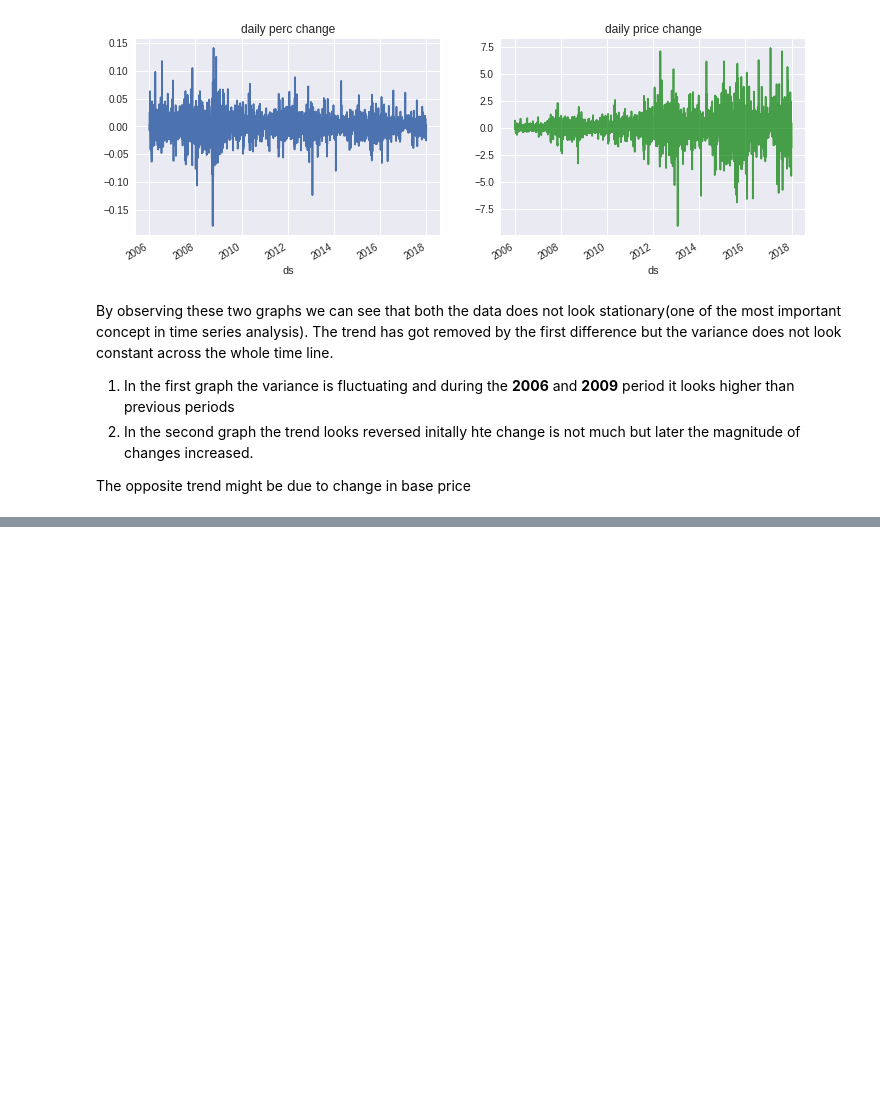
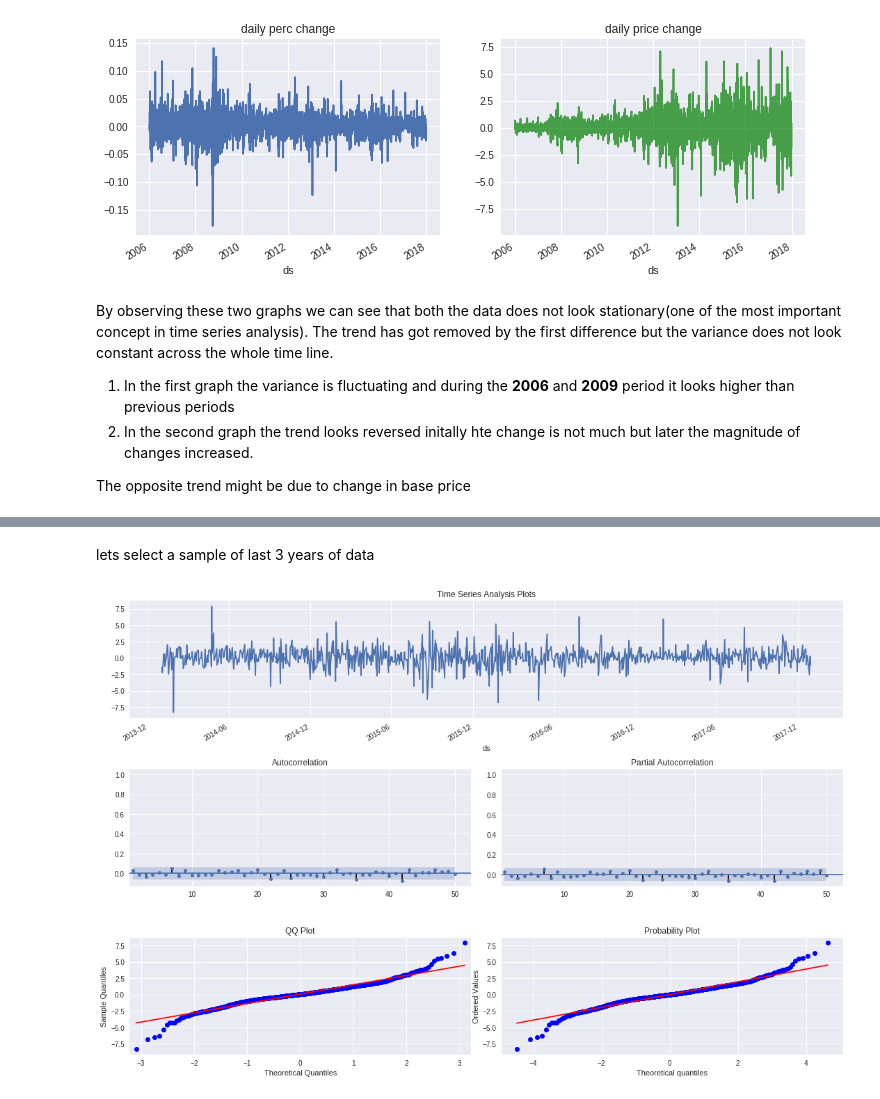
Before and after one commit to saurabh2086/timeSeriesAnalysis, a Jupyter notebook: DJIA_Data.ipynb, the cells around one changed output, grey strips where cells are left out. Drawn from its saved outputs; the diff is of its cells as text; code cells hidden in the pictures; blank space fills up the shorter version.

```diff
--- a/DJIA_Data.ipynb
+++ b/DJIA_Data.ipynb
@@ -323,0 +381,4 @@ Prophet?
+# %%
+df_aapl = df_aapl.dropna()
+df_aapl.index = df_aapl.ds
+df_aapl.head()
@@ -323,0 +393,28 @@ Prophet?
+# %% [markdown]
+lets select a sample of last 3 years of data
+# %%
+samp = df_aapl.loc['2014':'2017']
+# %%
+def plot_timeseries(y):
+  fig = plt.figure(figsize=(15,10))
+  layout = (3,2)
+  ts_ax = plt.subplot2grid(layout, (0, 0), colspan=2)
+  acf_ax = plt.subplot2grid(layout, (1, 0))
+  pacf_ax = plt.subplot2grid(layout, (1, 1))
+  qq_ax = plt.subplot2grid(layout, (2, 0))
+  pp_ax = plt.subplot2grid(layout, (2, 1))
+  y.plot(ax=ts_ax)
+  ts_ax.set_title('Time Series Analysis Plots')
+  plot_acf(y,lags=50,ax=acf_ax)
+  plot_pacf(y, lags=50,ax=pacf_ax)
+  acf_ax.set_xlim(0.5)
+  pacf_ax.set_xlim(0.5)
+  sm.qqplot(y, line='s', ax=qq_ax)
+  qq_ax.set_title('QQ Plot')
+  scs.probplot(y, sparams=(y.mean(), y.std()), plot=pp_ax)
+  plt.tight_layout()
+  plt.show()
+# %%
+plot_timeseries(samp.log_returns)
+# %% [output]
+[figure, added]
```
Also changed, not shown: parts of 81 cells of this notebook.
